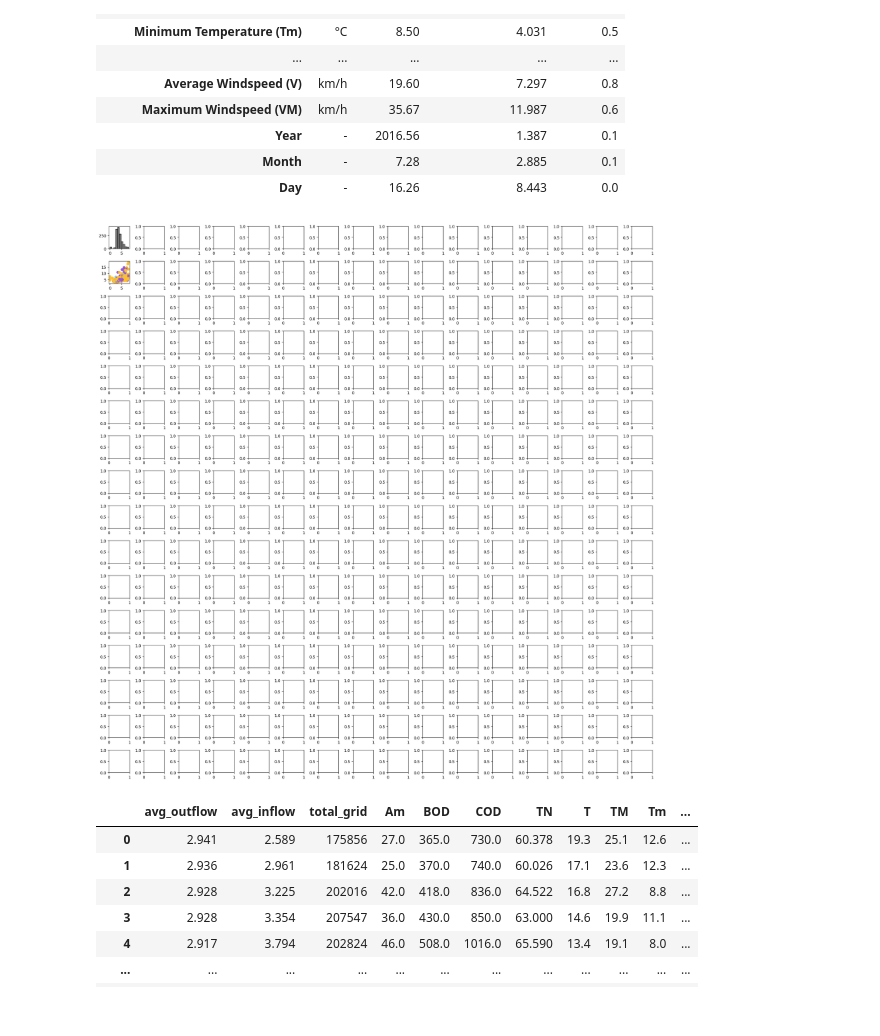
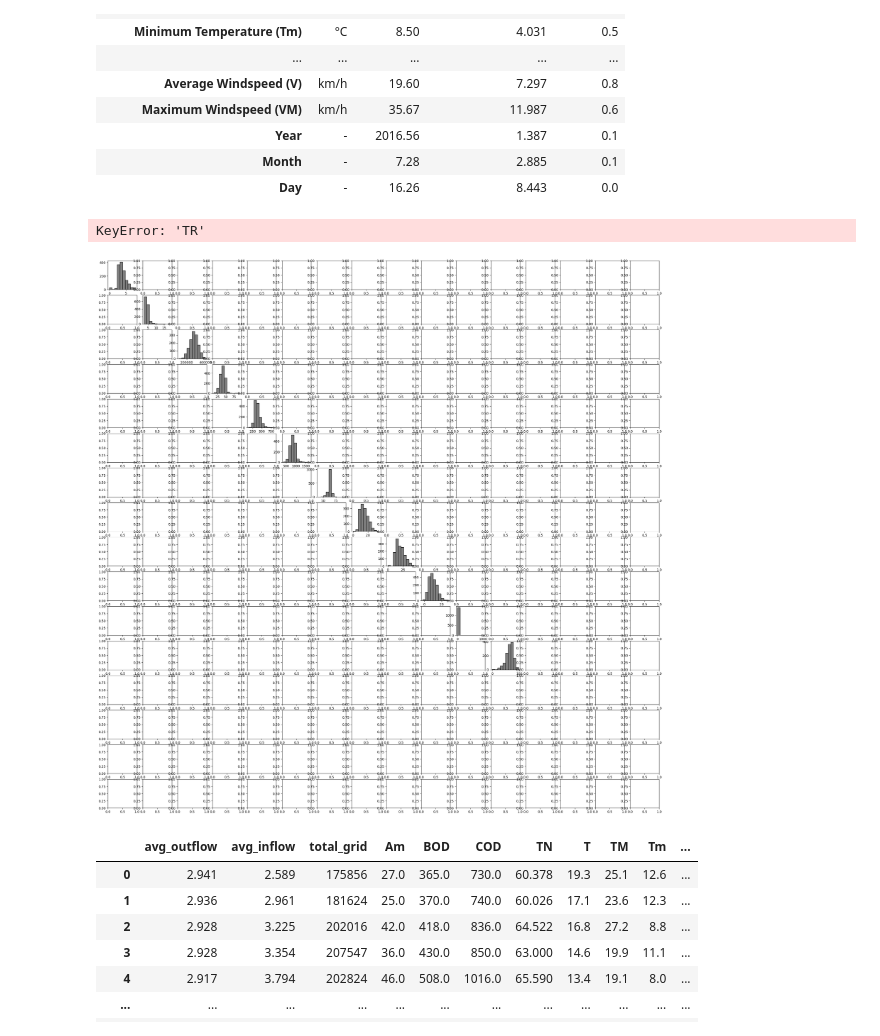
Before and after one commit to felypemaciel/ica2024, a Jupyter notebook: main.ipynb, the cells around one changed output. Saved outputs shown, nothing was run; the diff lists cells and outputs as text; code cells hidden in the pictures.

```diff
--- a/main.ipynb
+++ b/main.ipynb
@@ -834,27 +834,52 @@ display(l3_styled_df)
 # %%
 category_colors = {'level 1': '#87ceeb', 'level 2': '#ffbf2d', 'level 3': '#9459d2'}
 
 df['color'] = df['consumption_level'].map(category_colors)
 
 # ax = df.plot(kind='scatter', x='avg_inflow', y='avg_outflow', c=df['color'])
+# axes[16].scatter(df['avg_outflow'], df['avg_inflow'], c=df['color'], s=3)
 
 num_columns = 16
 num_rows = 16
 
-fig, axes = plt.subplots(num_rows, num_columns, figsize=(20, 20))
+fig, axes = plt.subplots(num_rows, num_columns, figsize=(30, 30))
 
 axes = axes.flatten()
 
 axes[0].hist(df['avg_outflow'], bins=10, color='grey', edgecolor='black')
 
-axes[16].scatter(df['avg_outflow'], df['avg_inflow'], c=df['color'])
-axes[17].hist(df['avg_outflow'], bins=10, color='grey', edgecolor='black')
+axes[17].hist(df['avg_inflow'], bins=10, color='grey', edgecolor='black')
+
+axes[34].hist(df['total_grid'], bins=10, color='grey', edgecolor='black')
+
+axes[51].hist(df['Am'], bins=10, color='grey', edgecolor='black')
+
+axes[68].hist(df['BOD'], bins=10, color='grey', edgecolor='black')
+
+axes[85].hist(df['COD'], bins=10, color='grey', edgecolor='black')
+
+axes[102].hist(df['TN'], bins=10, color='grey', edgecolor='black')
+
+axes[119].hist(df['T'], bins=10, color='grey', edgecolor='black')
+
+axes[136].hist(df['TM'], bins=10, color='grey', edgecolor='black')
+
+axes[153].hist(df['Tm'], bins=10, color='grey', edgecolor='black')
+
+axes[170].hist(df['SLP'], bins=10, color='grey', edgecolor='black')
+
+axes[187].hist(df['H'], bins=10, color='grey', edgecolor='black')
+
+axes[204].hist(df['TR'], bins=10, color='grey', edgecolor='black')
+
+axes[221].hist(df['Tm'], bins=10, color='grey', edgecolor='black')
 
 plt.tight_layout()
 
 plt.show()
 # %% [output]
+KeyError: 'TR'
-[figure, old version]
+[figure, new version]
 # %%
 df
 # %% [output]
```
